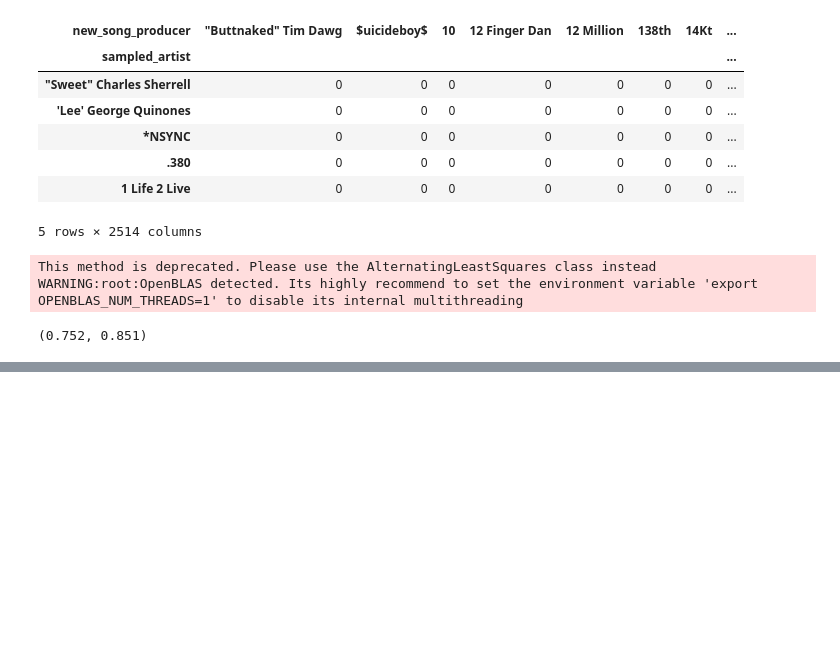
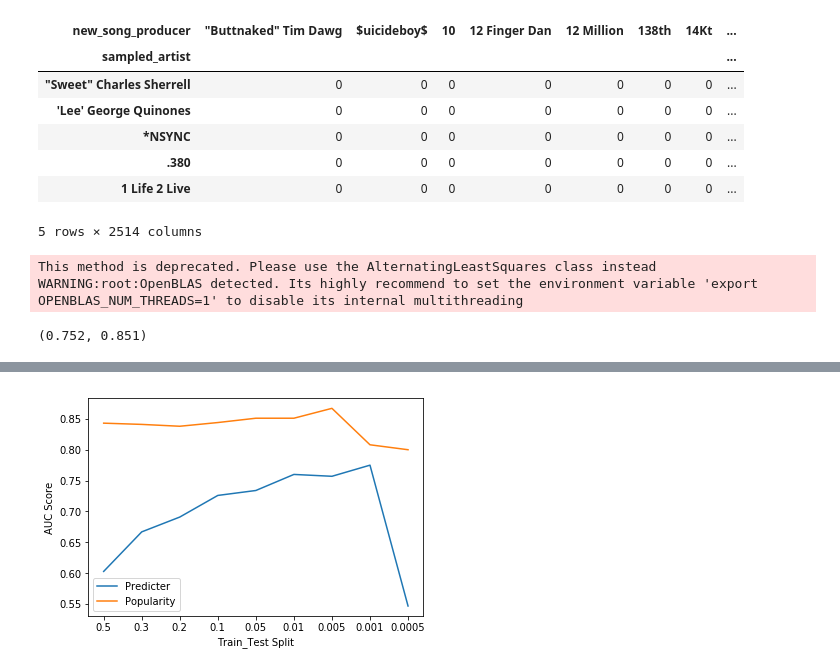
Before and after one commit to Jesse-Kerr/recordmender, a Jupyter notebook: mongo to sparse.ipynb, the cells around one changed output, grey strips where cells are left out. Drawn from its saved outputs; the diff is of its cells as text; code cells hidden in the pictures; blank space fills up the shorter version.

Commit message:
Plotted different test_train_splits vs auc

```diff
--- a/mongo to sparse.ipynb
+++ b/mongo to sparse.ipynb
@@ -165,7 +165,7 @@ calc_mean_auc(train_set, user_rows_altered, [sparse.csr_matrix(user_vecs), spars
 (0.752, 0.851)
 # %%
 # Record of scores
-train_set = [0.3, 0.2, 0.1, 0.05, 0.01, 0.005, .000]
+train_set = [0.5, 0.3, 0.2, 0.1, 0.05, 0.01, 0.005, .001, 0.0005]
 alpha = 15
 
 def test_different_train_test_split(split, alpha):
@@ -198,0 +210,13 @@ WARNING:implicit:This method is deprecated. Please use the AlternatingLeastSquar
+# %%
+fig, ax = plt.subplots()
+plt.xticks(np.arange(0, 9, 1), train_set)
+
+#Plot Predicter versus Popularity alone.
+
+for num, label in zip(range(2), ["Predicter", "Popularity"]):
+    ax.plot([i[num] for i in scores], label = label)
+
+ax.set(xlabel = "Train_Test Split", ylabel = "AUC Score")
+_ = ax.legend(loc = 'best')
+# %% [output]
+[figure, added]
```
Also changed, not shown: parts of 3 cells of this notebook.
